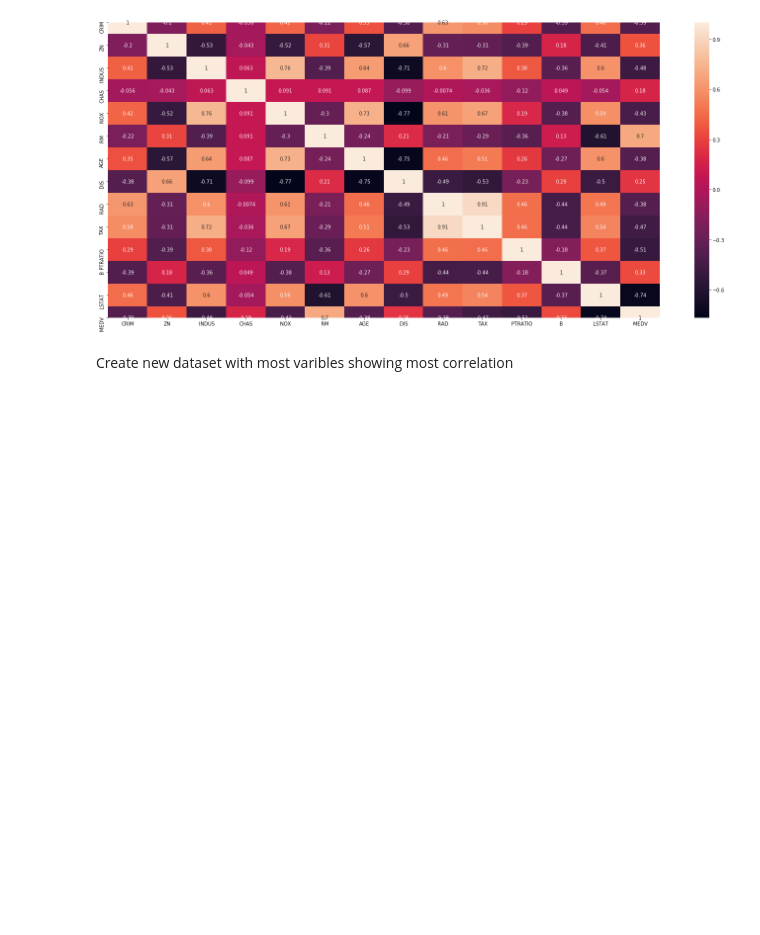
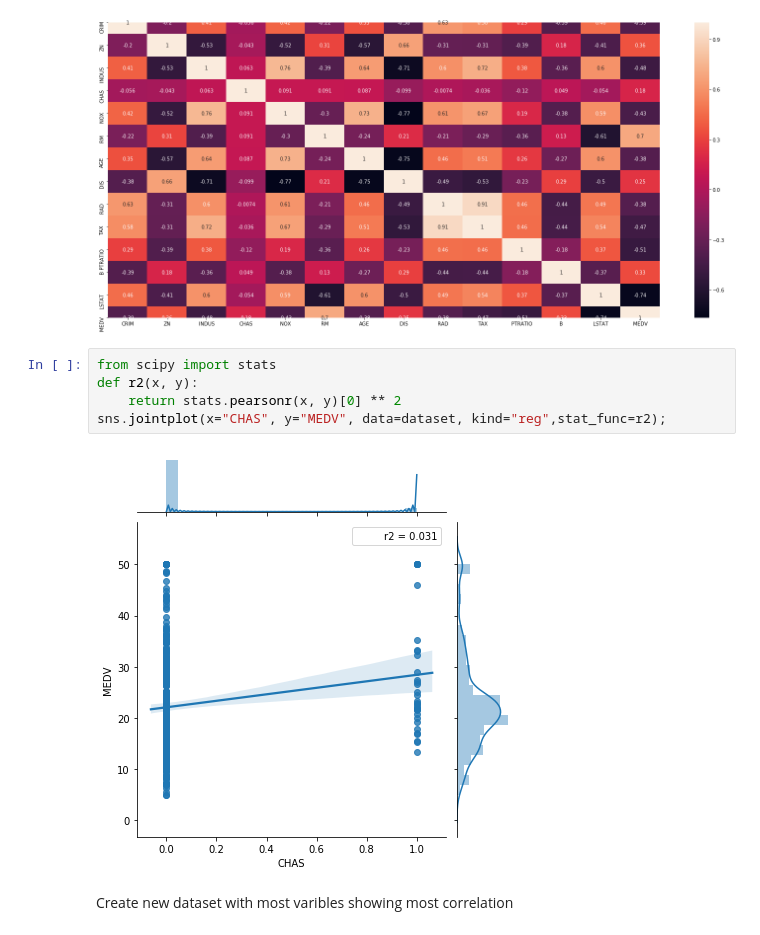
Before and after one commit to brensw/Machine-Learning-and-Statistics, a Jupyter notebook: Boston house price.ipynb, the cells around one changed output. Cells and saved outputs as stored; diff of their text form; blank space fills up the shorter version.

```diff
--- a/Boston house price.ipynb
+++ b/Boston house price.ipynb
@@ -119,6 +117,13 @@ sns.heatmap(dataset.corr(),  annot=True)
 plt.show()
 # %% [output]
 [figure]
+# %%
+from scipy import stats
+def r2(x, y):
+    return stats.pearsonr(x, y)[0] ** 2
+sns.jointplot(x="CHAS", y="MEDV", data=dataset, kind="reg",stat_func=r2);
+# %% [output]
+[figure, added]
 # %% [markdown]
 Create new dataset with most varibles showing most correlation
 # %%
```
Also changed, not shown: parts of 3 cells of this notebook.
